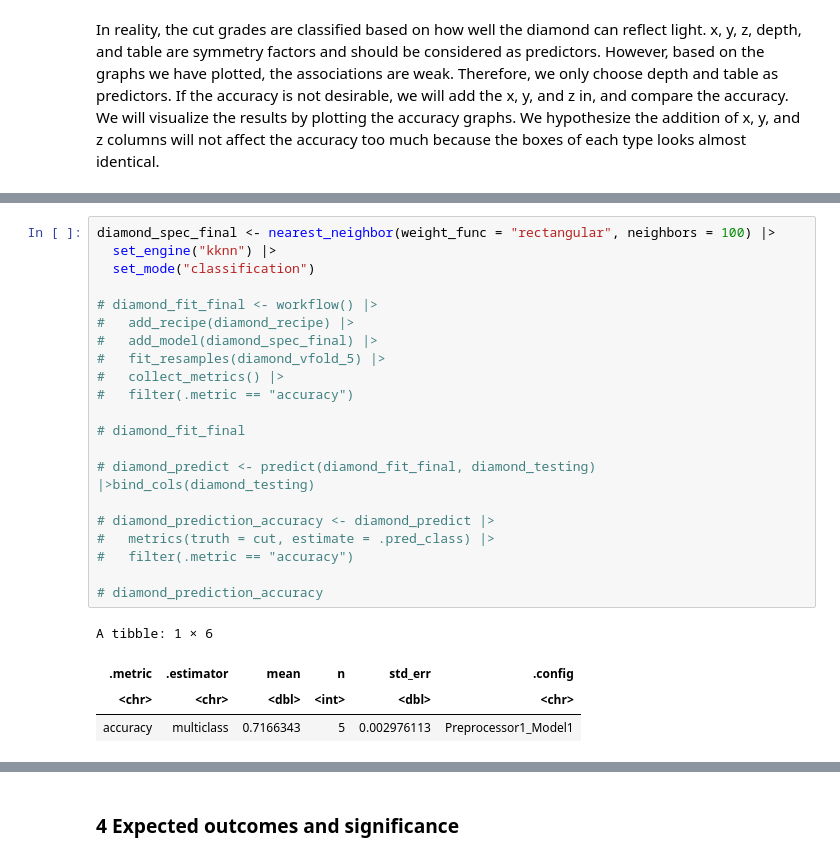
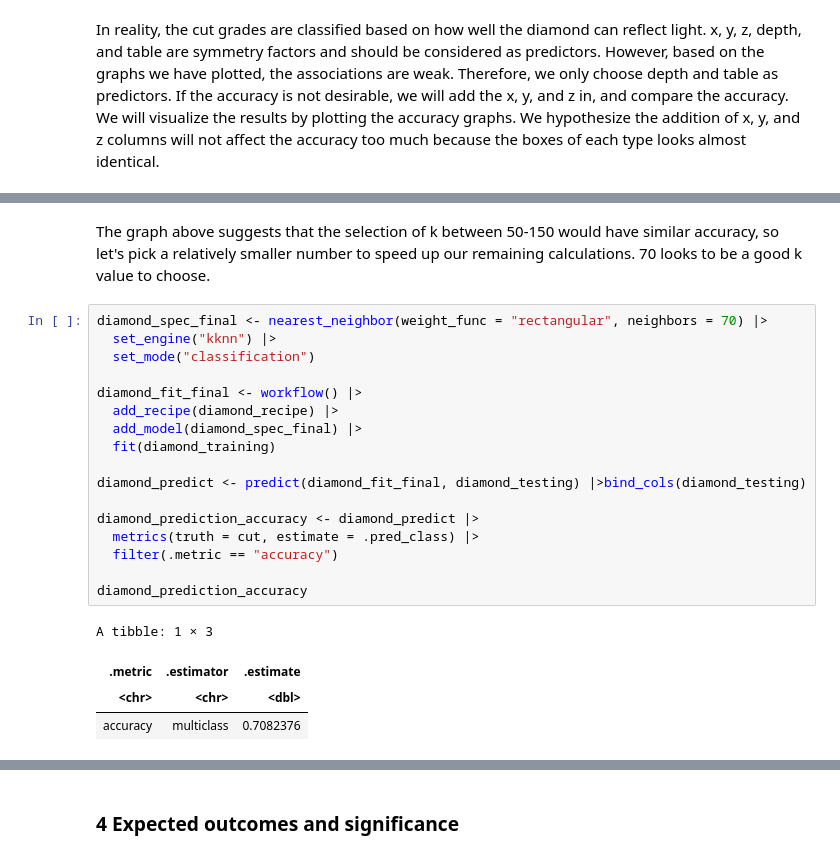
Before and after one commit to rubydelang/sonar_data, a Jupyter notebook: project_diamond.ipynb, the cells around one changed output, grey strips where cells are left out. Drawn from its saved outputs; the diff is of its cells as text.

```diff
--- a/project_diamond.ipynb
+++ b/project_diamond.ipynb
@@ -209,26 +211,24 @@ accuracy_plot
+# %% [markdown]
+The graph above suggests that the selection of k between 50-150 would have similar accuracy, so let's pick a relatively smaller number to speed up our remaining calculations. 70 looks to be a good k value to choose.
 # %%
-diamond_spec_final <- nearest_neighbor(weight_func = "rectangular", neighbors = 100) |>
+diamond_spec_final <- nearest_neighbor(weight_func = "rectangular", neighbors = 70) |>
   set_engine("kknn") |>
   set_mode("classification")
 
-# diamond_fit_final <- workflow() |>
-#   add_recipe(diamond_recipe) |>
-#   add_model(diamond_spec_final) |>
-#   fit_resamples(diamond_vfold_5) |>
-#   collect_metrics() |>
-#   filter(.metric == "accuracy")
+diamond_fit_final <- workflow() |>
+  add_recipe(diamond_recipe) |>
+  add_model(diamond_spec_final) |>
+  fit(diamond_training)
 
-# diamond_fit_final
+diamond_predict <- predict(diamond_fit_final, diamond_testing) |>bind_cols(diamond_testing)
 
-# diamond_predict <- predict(diamond_fit_final, diamond_testing) |>bind_cols(diamond_testing)
+diamond_prediction_accuracy <- diamond_predict |>
+  metrics(truth = cut, estimate = .pred_class) |>
+  filter(.metric == "accuracy")
 
-# diamond_prediction_accuracy <- diamond_predict |>
-#   metrics(truth = cut, estimate = .pred_class) |>
-#   filter(.metric == "accuracy")
-
-# diamond_prediction_accuracy
+diamond_prediction_accuracy
 # %% [output]
-A tibble: 1 × 6
+A tibble: 1 × 3
-| .metric | .estimator | mean | n | std_err | .config |
-| <chr> | <chr> | <dbl> | <int> | <dbl> | <chr> |
-| accuracy | multiclass | 0.7166343 | 5 | 0.002976113 | Preprocessor1_Model1 |
+| .metric | .estimator | .estimate |
+| <chr> | <chr> | <dbl> |
+| accuracy | multiclass | 0.7082376 |
```
Also changed, not shown: parts of 11 cells of this notebook.
